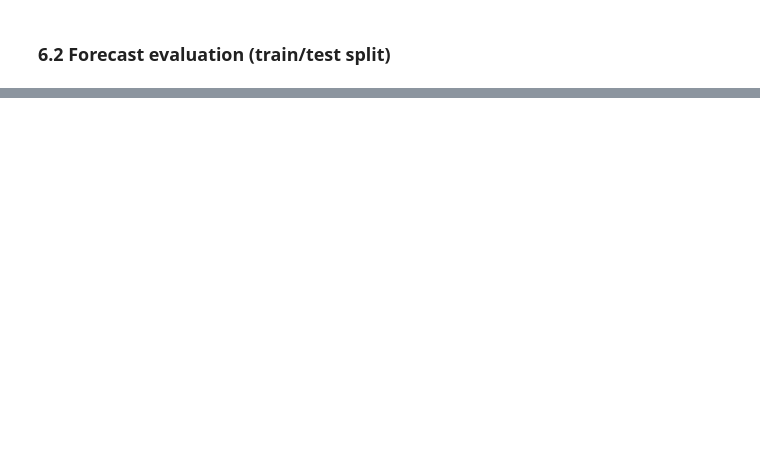
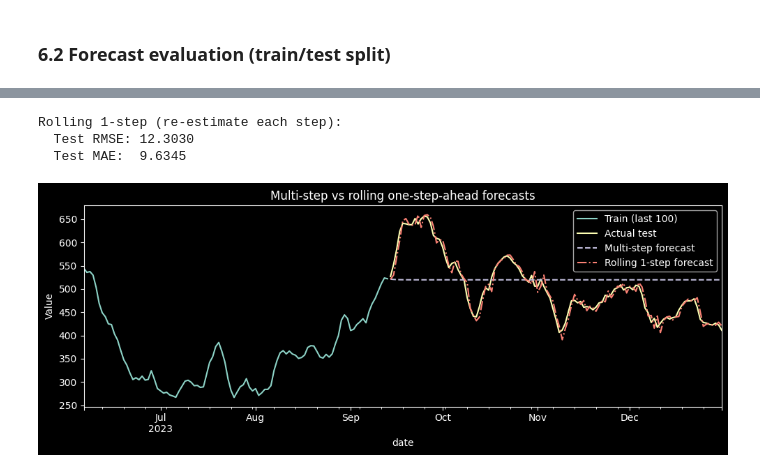
Before and after one commit to nghianguyen7171/ts_course, a Jupyter notebook: idea/week6_7_exercise/solution_key.ipynb, the cells around one changed output, grey strips where cells are left out. Saved outputs shown, nothing was run; the diff lists cells and outputs as text; code cells hidden in the pictures; blank space fills up the shorter version.

```diff
--- a/idea/week6_7_exercise/solution_key.ipynb
+++ b/idea/week6_7_exercise/solution_key.ipynb
@@ -120,3 +211,35 @@ print(f"Test MAE:  {mae:.4f}")
+# %%
+# Rolling one-step-ahead forecasts (re-estimate model each step)
+rolling_preds = []
+for i in range(n_test):
+    # Data available up to (train end + i - 1); predict step (train end + i)
+    hist = y.iloc[: -(n_test - i)]
+    model_roll = ARIMA(hist, order=best_order)
+    fit_roll = model_roll.fit()
+    pred = fit_roll.forecast(steps=1)
+    rolling_preds.append(pred.values[0])
+
+rolling_forecast = pd.Series(rolling_preds, index=test.index)
+rmse_roll = np.sqrt(np.mean((test.values - rolling_forecast.values) ** 2))
+mae_roll = np.mean(np.abs(test.values - rolling_forecast.values))
+print("Rolling 1-step (re-estimate each step):")
+print(f"  Test RMSE: {rmse_roll:.4f}")
+print(f"  Test MAE:  {mae_roll:.4f}")
+
+# Plot: multi-step vs rolling 1-step vs actual
+train.iloc[-100:].plot(label="Train (last 100)", legend=True)
+test.plot(label="Actual test", legend=True)
+pd.Series(forecast.values, index=test.index).plot(label="Multi-step forecast", legend=True, linestyle="--")
+rolling_forecast.plot(label="Rolling 1-step forecast", legend=True, linestyle="-.")
+plt.title("Multi-step vs rolling one-step-ahead forecasts")
+plt.ylabel("Value")
+plt.tight_layout()
+plt.show()
+# %% [output]
+Rolling 1-step (re-estimate each step):
+  Test RMSE: 12.3030
+  Test MAE:  9.6345
+[figure, added]
 # %%
 train.iloc[-100:].plot(label="Train (last 100)", legend=True)
 test.plot(label="Actual test", legend=True)
```
Also changed, not shown: parts of 13 cells of this notebook, 53 other files.
